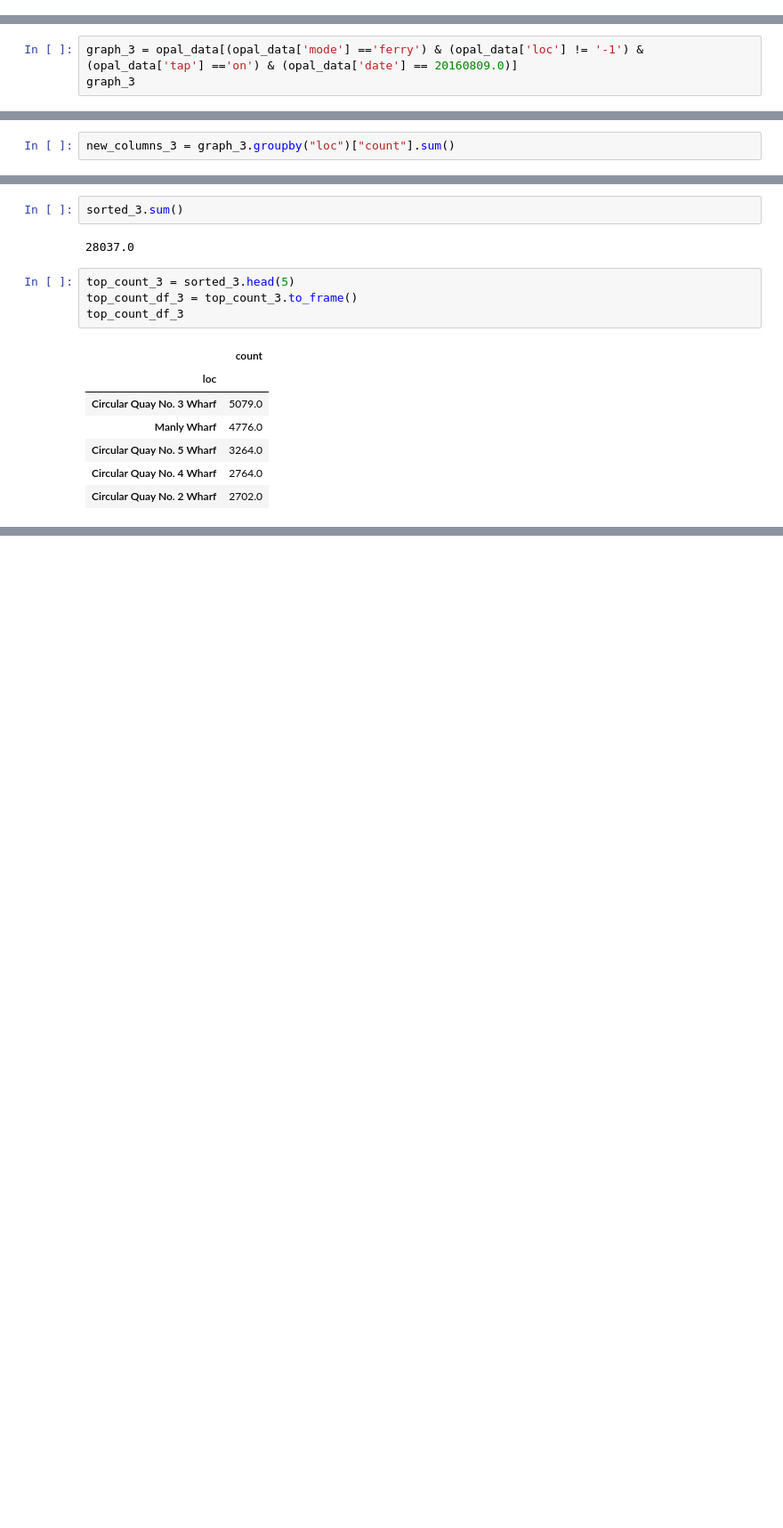
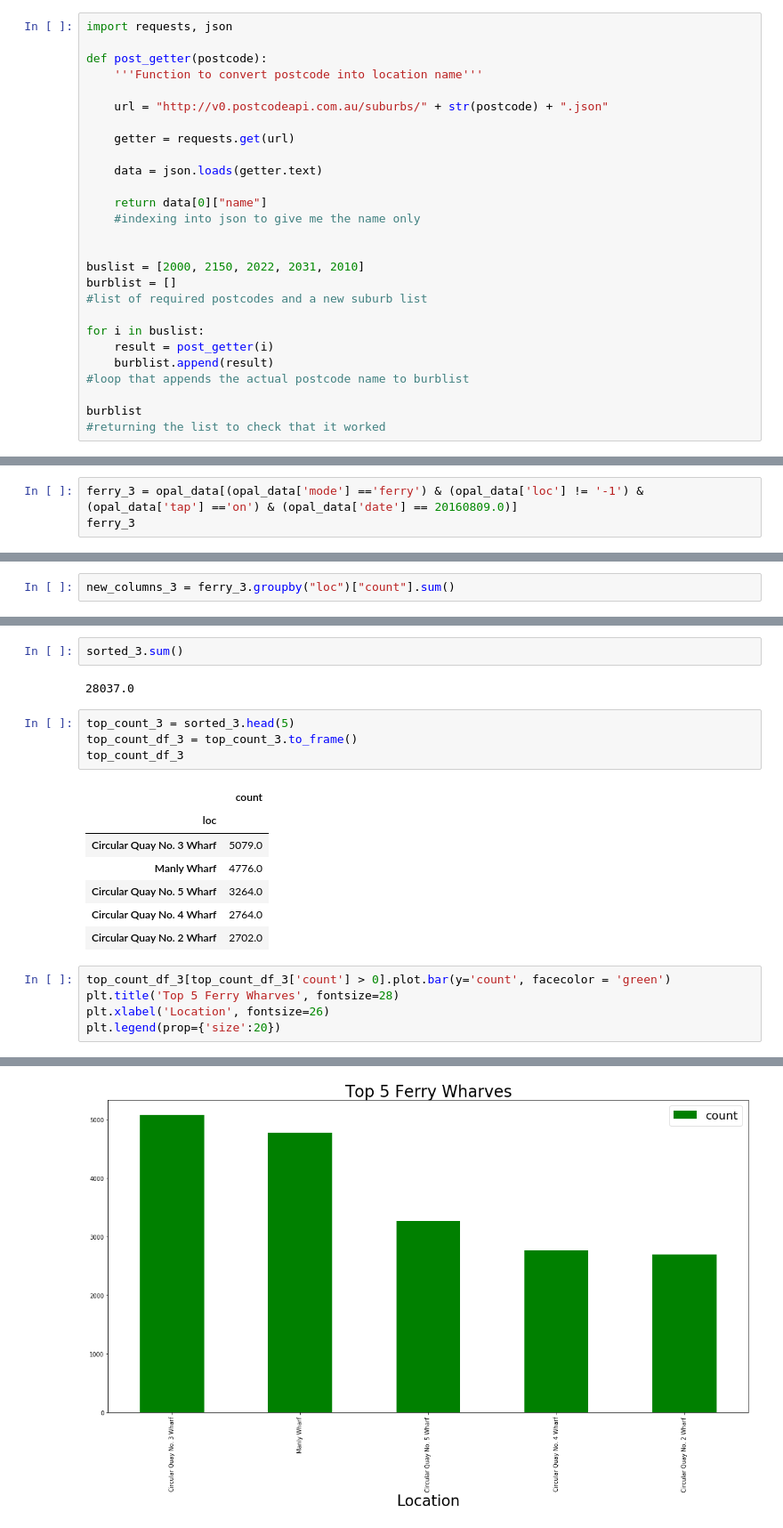
Before and after one commit to timtamtinyman999/code1161base, a Jupyter notebook: week6/OPEN_DATA_OPAL.ipynb, the cells around one changed output, grey strips where cells are left out. Shown: that part at 89% size. Saved outputs shown, nothing was run; the diff lists cells and outputs as text; blank space fills up the shorter version.

Commit message:
Open Data Project (Final)

```diff
--- a/week6/OPEN_DATA_OPAL.ipynb
+++ b/week6/OPEN_DATA_OPAL.ipynb
@@ -74,0 +36,27 @@ opal_data.head()
+# %%
+import requests, json
+
+def post_getter(postcode):
+    '''Function to convert postcode into location name'''
+
+    url = "http://v0.postcodeapi.com.au/suburbs/" + str(postcode) + ".json"
+
+    getter = requests.get(url)
+
+    data = json.loads(getter.text)
+
+    return data[0]["name"]
+    #indexing into json to give me the name only
+
+
+buslist = [2000, 2150, 2022, 2031, 2010]
+burblist = []
+#list of required postcodes and a new suburb list
+
+for i in buslist:
+    result = post_getter(i)
+    burblist.append(result)
+#loop that appends the actual postcode name to burblist
+
+burblist
+#returning the list to check that it worked
@@ -212,6 +182,6 @@ plt.legend(prop={'size':20})
 # %%
-graph_3 = opal_data[(opal_data['mode'] =='ferry') & (opal_data['loc'] != '-1') & (opal_data['tap'] =='on') & (opal_data['date'] == 20160809.0)]
-graph_3
+ferry_3 = opal_data[(opal_data['mode'] =='ferry') & (opal_data['loc'] != '-1') & (opal_data['tap'] =='on') & (opal_data['date'] == 20160809.0)]
+ferry_3
 # %% [output]
 |  | mode | date | tap | time | loc | count | loc_con |
 | 213220 | ferry | 20160809.0 | on | 19:00 | Manly Wharf | 33.0 | NaN |
@@ -232,6 +202,6 @@ graph_3
 | 213659 | ferry | 20160809.0 | on | 08:15 | Abbotsford Wharf | 44.0 | NaN |
 440 rows × 7 columns
 # %%
-new_columns_3 = graph_3.groupby("loc")["count"].sum()
+new_columns_3 = ferry_3.groupby("loc")["count"].sum()
 # %%
 sorted_3 = new_columns_3.sort_values(ascending = False)
@@ -270,3 +221,9 @@ top_count_df_3
 | Circular Quay No. 5 Wharf | 3264.0 |
 | Circular Quay No. 4 Wharf | 2764.0 |
 | Circular Quay No. 2 Wharf | 2702.0 |
+# %%
+top_count_df_3[top_count_df_3['count'] > 0].plot.bar(y='count', facecolor = 'green')
+plt.title('Top 5 Ferry Wharves', fontsize=28)
+plt.xlabel('Location', fontsize=26)
+plt.legend(prop={'size':20})
+# %% [output]
@@ -272,0 +231 @@ top_count_df_3
+[figure, added]
```
Also changed, not shown: parts of 26 cells of this notebook.
